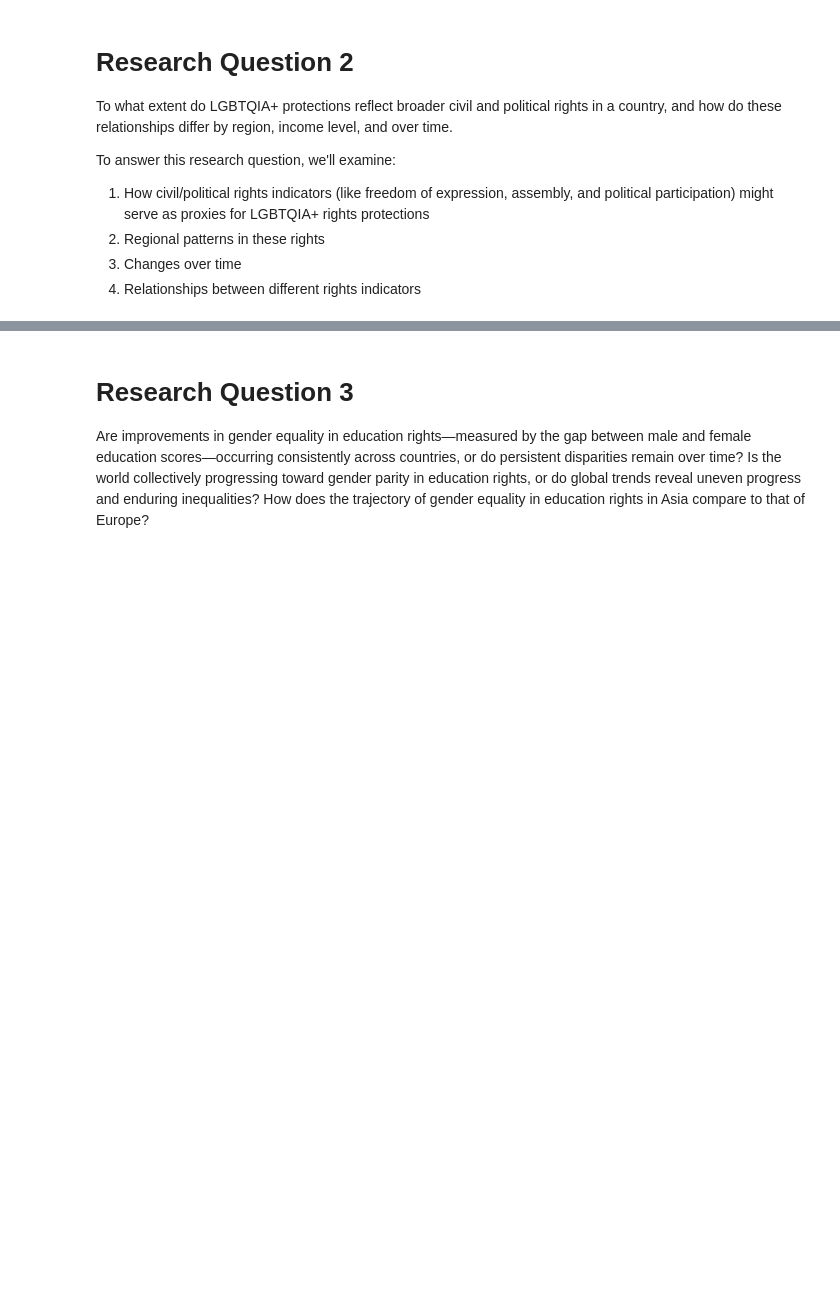
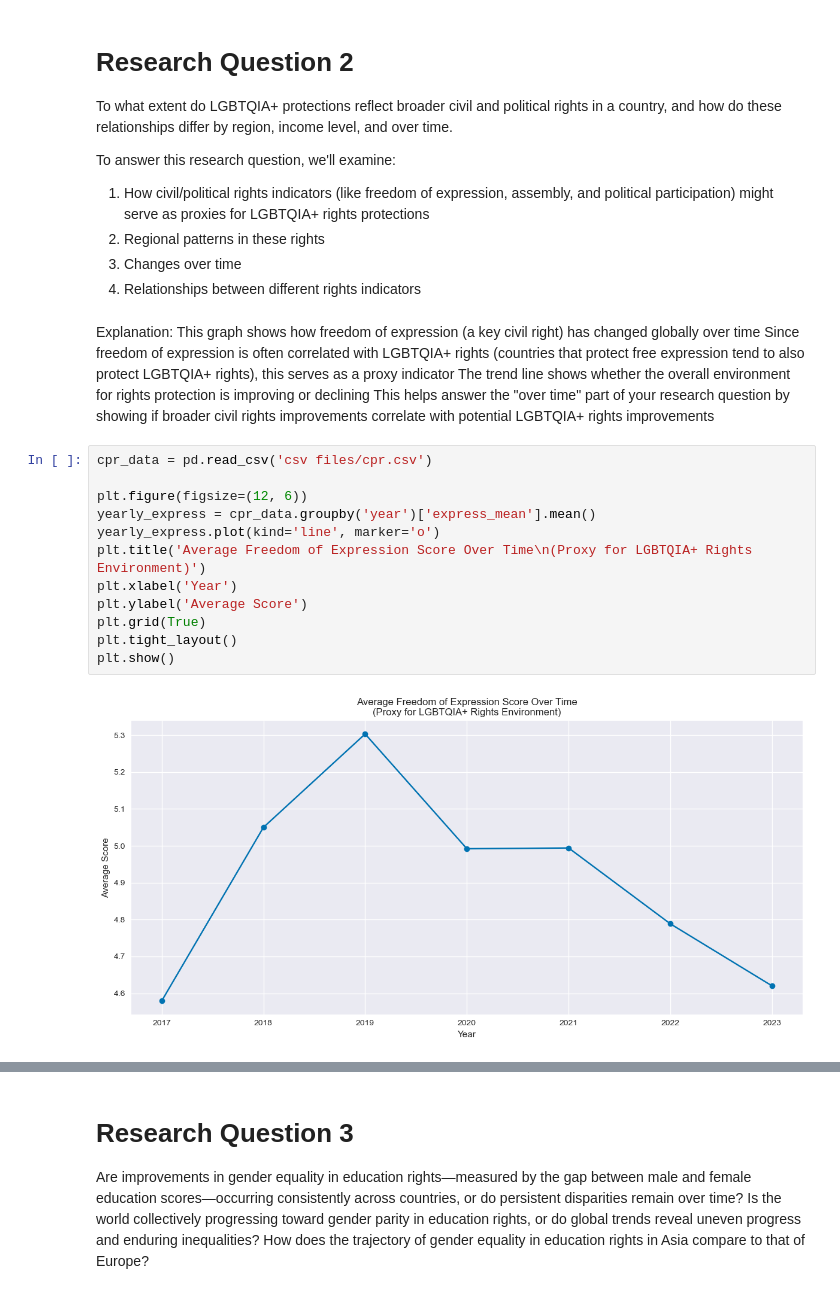
Before and after one commit to UhanWu/qtm151-s25, a Jupyter notebook: final_projects/group11finalproject.ipynb, the cells around one changed output, grey strips where cells are left out. Cells and saved outputs as stored; diff of their text form; blank space fills up the shorter version.

```diff
--- a/final_projects/group11finalproject.ipynb
+++ b/final_projects/group11finalproject.ipynb
@@ -256,3 +279,19 @@ To answer this research question, we'll examine:
 2. Regional patterns in these rights
 3. Changes over time
 4. Relationships between different rights indicators
+# %% [markdown]
+Explanation: This graph shows how freedom of expression (a key civil right) has changed globally over time Since freedom of expression is often correlated with LGBTQIA+ rights (countries that protect free expression tend to also protect LGBTQIA+ rights), this serves as a proxy indicator The trend line shows whether the overall environment for rights protection is improving or declining This helps answer the "over time" part of your research question by showing if broader civil rights improvements correlate with potential LGBTQIA+ rights improvements
+# %%
+cpr_data = pd.read_csv('csv files/cpr.csv')
+
+plt.figure(figsize=(12, 6))
+yearly_express = cpr_data.groupby('year')['express_mean'].mean()
+yearly_express.plot(kind='line', marker='o')
+plt.title('Average Freedom of Expression Score Over Time\n(Proxy for LGBTQIA+ Rights Environment)')
+plt.xlabel('Year')
+plt.ylabel('Average Score')
+plt.grid(True)
+plt.tight_layout()
+plt.show()
+# %% [output]
+[figure, added]
```
Also changed, not shown: parts of 23 cells of this notebook, 2 other files.
